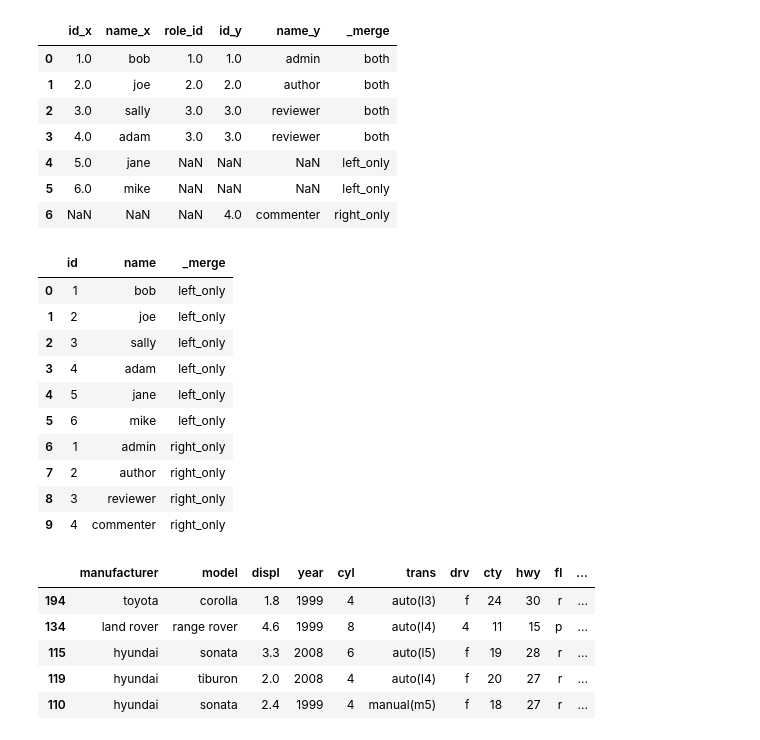
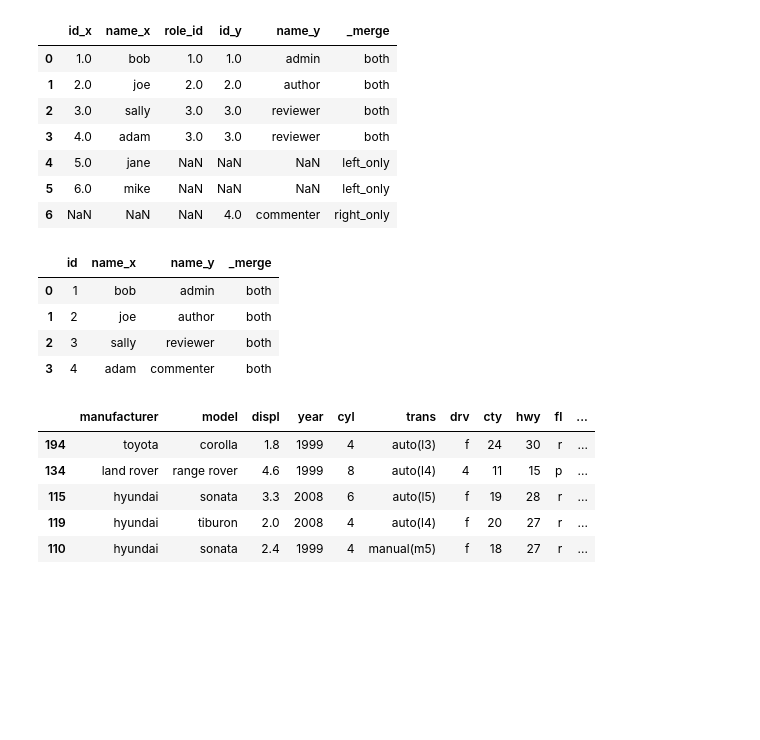
Before and after one commit to tkephart96/numpy-pandas-visualization-exercises, a Jupyter notebook: advanced_dataframes.ipynb, the cells around one changed output. Cells and saved outputs as stored; diff of their text form; code cells hidden in the pictures; blank space fills up the shorter version.

```diff
--- a/advanced_dataframes.ipynb
+++ b/advanced_dataframes.ipynb
@@ -193,20 +193,13 @@ users.merge(roles, left_on='role_id', right_on='id', how='outer', indicator=True
 # %%
 # What happens if you drop the foreign keys from the
 # DataFrames and try to merge them?
-# users.drop(columns=['role_id']).merge(roles.drop(columns=['id']), how='outer', indicator=True)
-users.drop(columns=['role_id']).merge(roles, how='outer', indicator=True)
+users.drop(columns=['role_id']).merge(roles, how='inner', on='id', indicator=True)
 # %% [output]
-|  | id | name | _merge |
-| 0 | 1 | bob | left_only |
-| 1 | 2 | joe | left_only |
-| 2 | 3 | sally | left_only |
-| 3 | 4 | adam | left_only |
-| 4 | 5 | jane | left_only |
-| 5 | 6 | mike | left_only |
-| 6 | 1 | admin | right_only |
-| 7 | 2 | author | right_only |
-| 8 | 3 | reviewer | right_only |
-| 9 | 4 | commenter | right_only |
+|  | id | name_x | name_y | _merge |
+| 0 | 1 | bob | admin | both |
+| 1 | 2 | joe | author | both |
+| 2 | 3 | sally | reviewer | both |
+| 3 | 4 | adam | commenter | both |
 # %%
 # Load the mpg dataset from PyDataset.
 from pydataset import data
```
Also changed, not shown: parts of 4 cells of this notebook.
